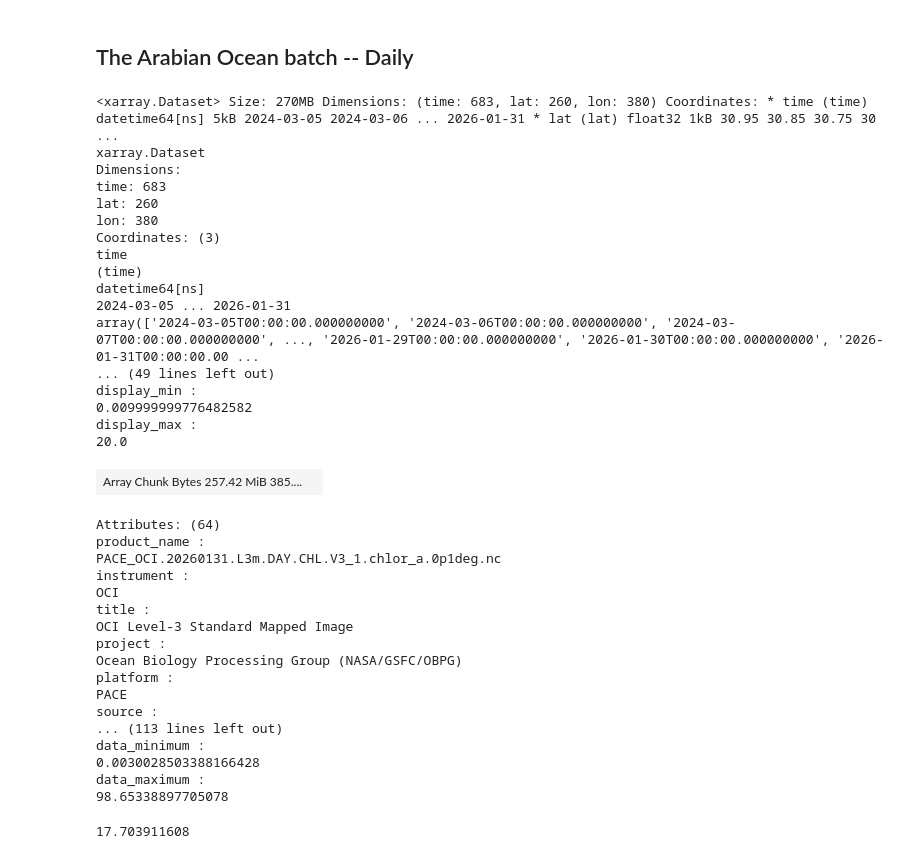
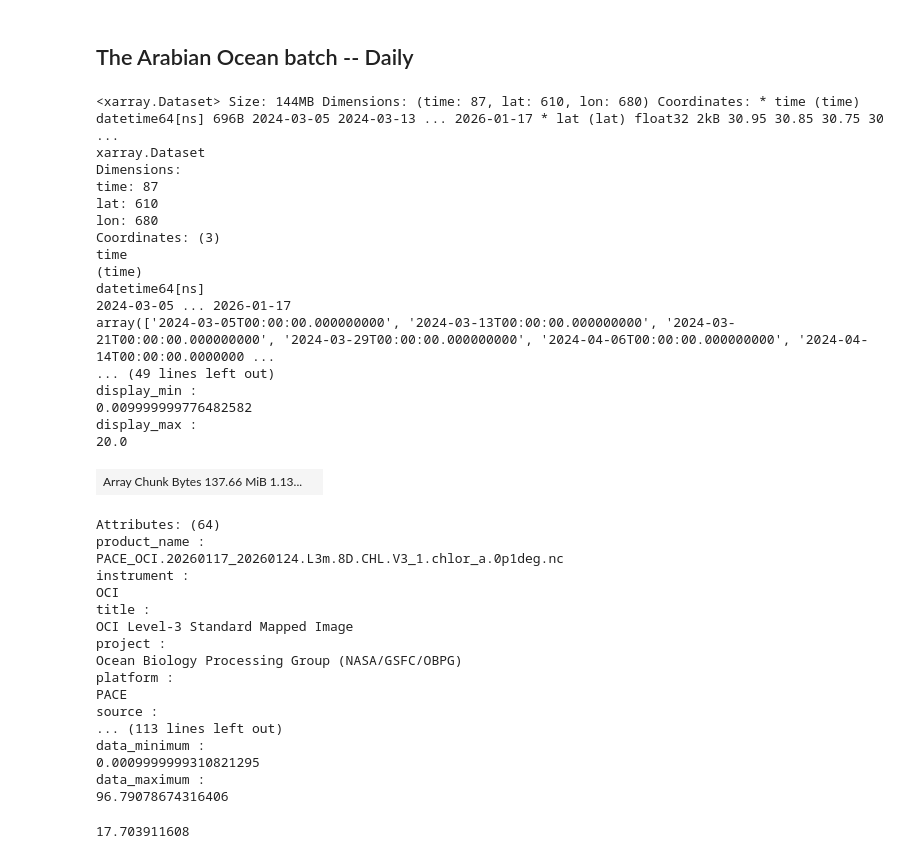
Before and after one commit to SAFS-Varanasi-Internship/mindthegap, a Jupyter notebook: contributor_folders/eli/PACE_CHL_batches.ipynb, the cells around one changed output. Drawn from its saved outputs; the diff is of its cells as text; code cells hidden in the pictures.

```diff
--- a/contributor_folders/eli/PACE_CHL_batches.ipynb
+++ b/contributor_folders/eli/PACE_CHL_batches.ipynb
@@ -61,36 +61,36 @@ ds
 # %%
 ds512 = create_ds("PACE_OCI_L3M_CHL", "daily/0p1deg/chunks_512")
 
 # Define bounding box
-lat_min, lat_max = 5, 31
-lon_min, lon_max = 42, 80
+lat_min, lat_max = -30, 31
+lon_min, lon_max = 42, 110
 
 zarr_ds = ds512.sel(
     lat=slice(lat_max, lat_min),
     lon=slice(lon_min,lon_max)).drop_vars("palette")
 zarr_ds
 # %% [output]
-<xarray.Dataset> Size: 270MB Dimensions: (time: 683, lat: 260, lon: 380) Coordinates: * time (time) datetime64[ns] 5kB 2024-03-05 2024-03-06 ... 2026-01-31 * lat (lat) float32 1kB 30.95 30.85 30.75 30 ...
+<xarray.Dataset> Size: 144MB Dimensions: (time: 87, lat: 610, lon: 680) Coordinates: * time (time) datetime64[ns] 696B 2024-03-05 2024-03-13 ... 2026-01-17 * lat (lat) float32 2kB 30.95 30.85 30.75 30 ...
 xarray.Dataset
 Dimensions:
-time: 683
-lat: 260
-lon: 380
+time: 87
+lat: 610
+lon: 680
 Coordinates: (3)
 time
 (time)
 datetime64[ns]
-2024-03-05 ... 2026-01-31
-array(['2024-03-05T00:00:00.000000000', '2024-03-06T00:00:00.000000000', '2024-03-07T00:00:00.000000000', ..., '2026-01-29T00:00:00.000000000', '2026-01-30T00:00:00.000000000', '2026-01-31T00:00:00.00 ...
+2024-03-05 ... 2026-01-17
+array(['2024-03-05T00:00:00.000000000', '2024-03-13T00:00:00.000000000', '2024-03-21T00:00:00.000000000', '2024-03-29T00:00:00.000000000', '2024-04-06T00:00:00.000000000', '2024-04-14T00:00:00.0000000 ...
 ... (49 lines left out)
 display_min :
 0.009999999776482582
 display_max :
 20.0
-| Array Chunk Bytes 257.42 MiB 385.... |  |
+| Array Chunk Bytes 137.66 MiB 1.13... |  |
 Attributes: (64)
 product_name :
-PACE_OCI.20260131.L3m.DAY.CHL.V3_1.chlor_a.0p1deg.nc
+PACE_OCI.20260117_20260124.L3m.8D.CHL.V3_1.chlor_a.0p1deg.nc
 instrument :
 OCI
 title :
@@ -102,9 +102,9 @@ PACE
 source :
 ... (113 lines left out)
 data_minimum :
-0.0030028503388166428
+0.0009999999310821295
 data_maximum :
-98.65338897705078
+96.79078674316406
 # %%
 ds512.nbytes / 1e9
 # %% [output]
```
Also changed, not shown: parts of 8 cells of this notebook, 12 other files.
